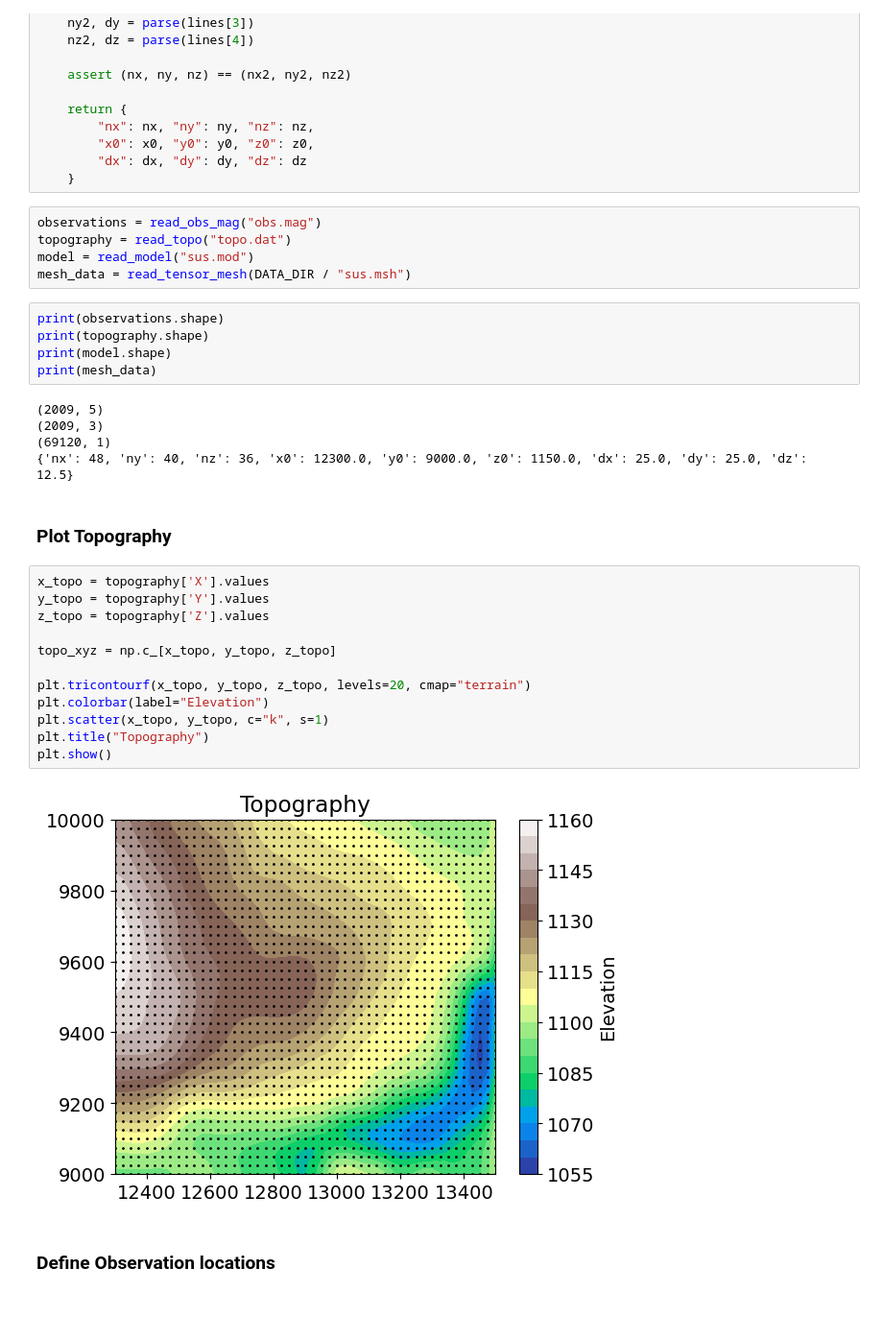
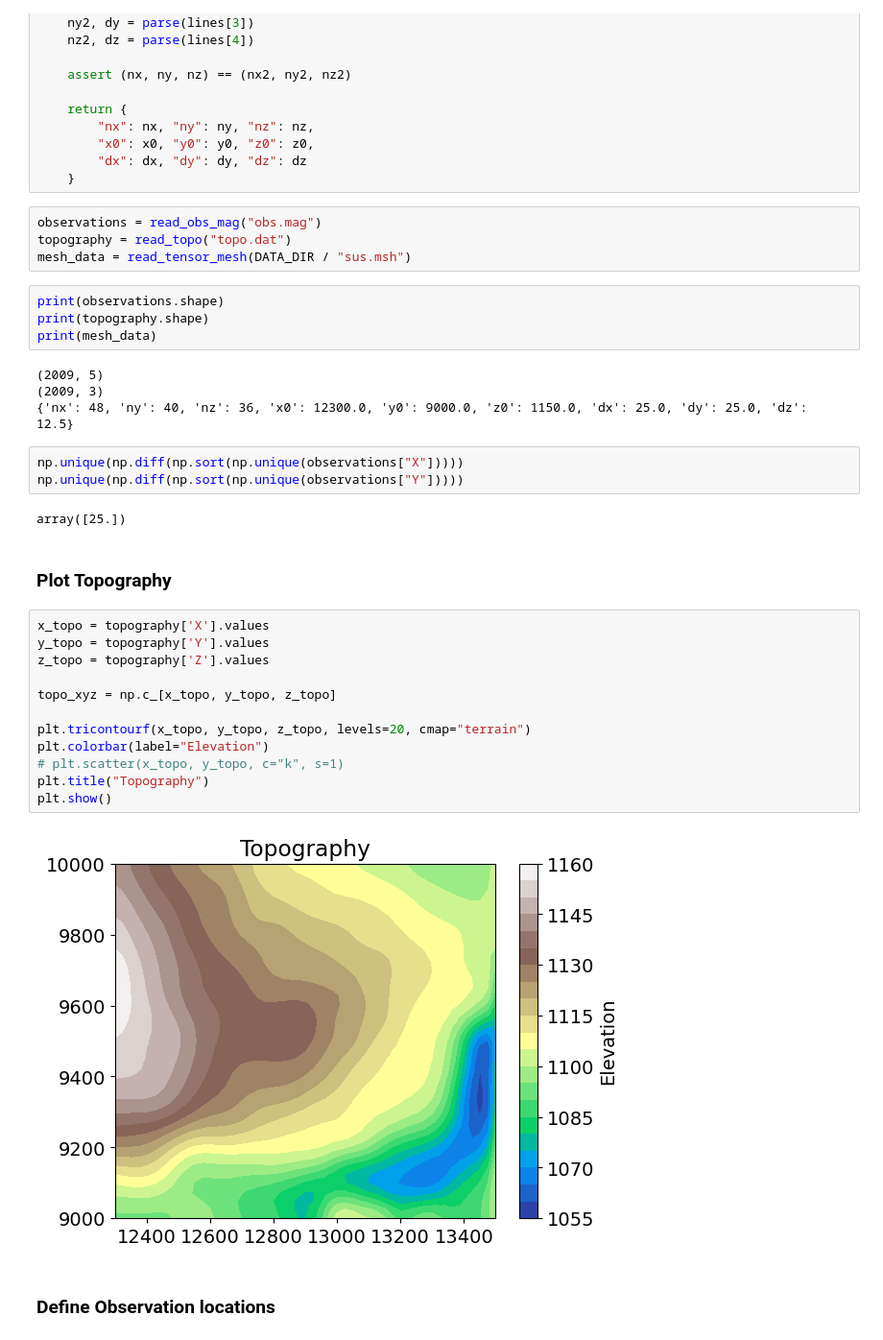
Before and after one commit to jtrustham/EOSC-454-Project-2026, a Jupyter notebook: notebooks/Mt_Milligan_Inversion.ipynb, the cells around one changed output. Shown at 96% size. Cells and saved outputs as stored; diff of their text form; blank space fills up the shorter version.

```diff
--- a/notebooks/Mt_Milligan_Inversion.ipynb
+++ b/notebooks/Mt_Milligan_Inversion.ipynb
@@ -103,34 +103,36 @@ def read_tensor_mesh(file):
 # %%
 observations = read_obs_mag("obs.mag")
 topography = read_topo("topo.dat")
-model = read_model("sus.mod")
 mesh_data = read_tensor_mesh(DATA_DIR / "sus.msh")
 # %%
 print(observations.shape)
 print(topography.shape)
-print(model.shape)
 print(mesh_data)
 # %% [output]
 (2009, 5)
 (2009, 3)
-(69120, 1)
 {'nx': 48, 'ny': 40, 'nz': 36, 'x0': 12300.0, 'y0': 9000.0, 'z0': 1150.0, 'dx': 25.0, 'dy': 25.0, 'dz': 12.5}
+# %%
+np.unique(np.diff(np.sort(np.unique(observations["X"]))))
+np.unique(np.diff(np.sort(np.unique(observations["Y"]))))
+# %% [output]
+array([25.])
 # %% [markdown]
 ### Plot Topography
 # %%
 x_topo = topography['X'].values
 y_topo = topography['Y'].values
 z_topo = topography['Z'].values
 
 topo_xyz = np.c_[x_topo, y_topo, z_topo]
 
 plt.tricontourf(x_topo, y_topo, z_topo, levels=20, cmap="terrain")
 plt.colorbar(label="Elevation")
-plt.scatter(x_topo, y_topo, c="k", s=1)
+# plt.scatter(x_topo, y_topo, c="k", s=1)
 plt.title("Topography")
 plt.show()
 # %% [output]
-[figure, old version]
+[figure, new version]
 # %% [markdown]
 ### Define Observation locations
 # %%
```
Also changed, not shown: parts of 52 cells of this notebook.
